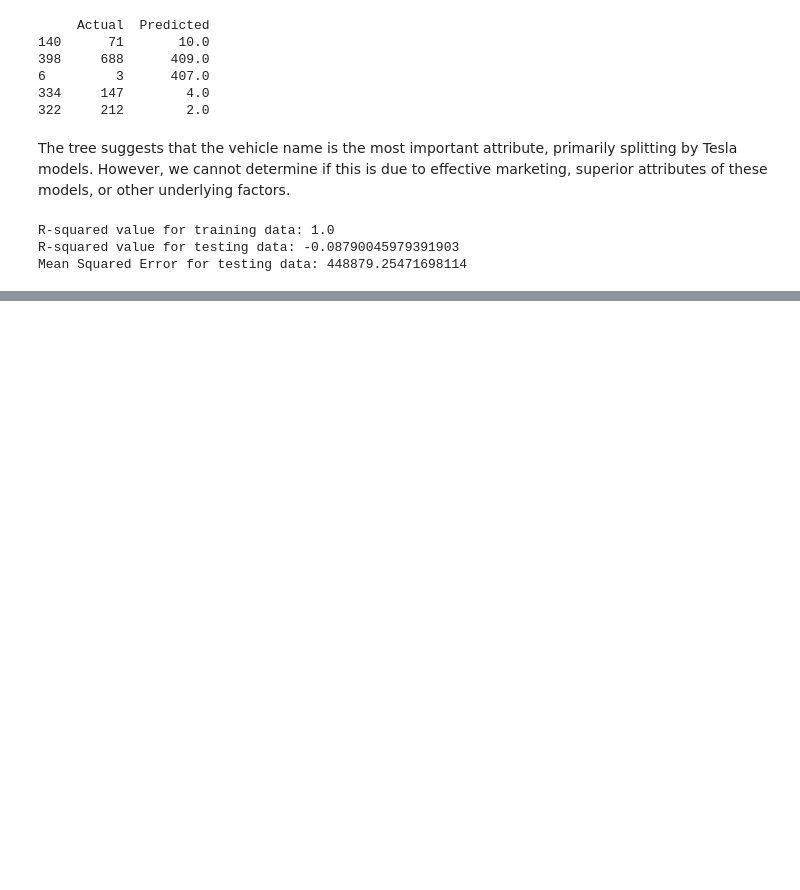
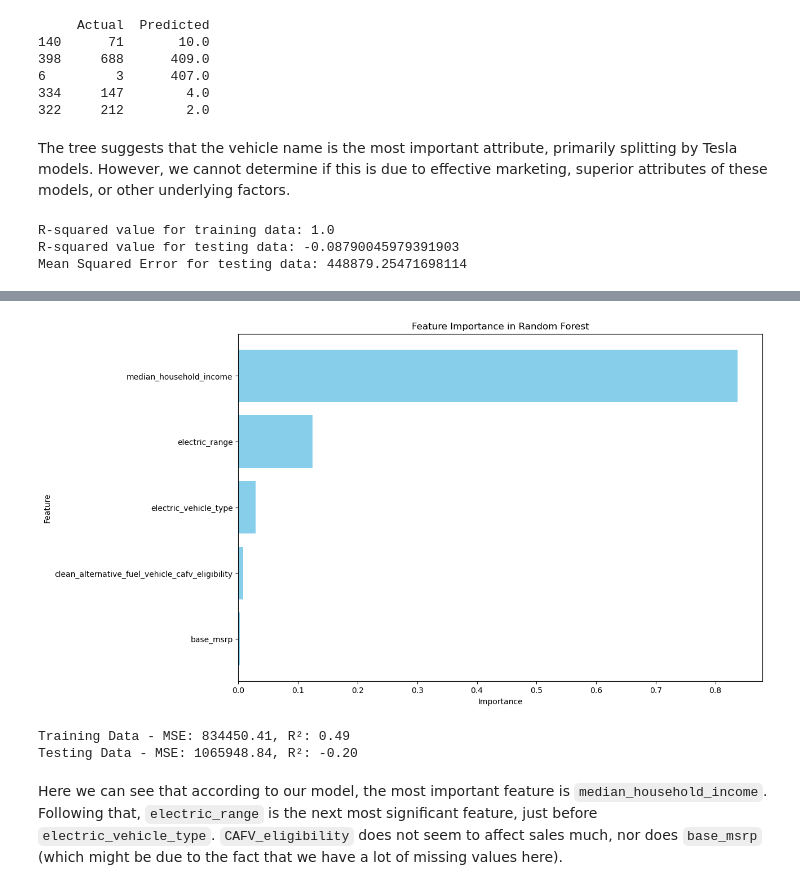
Before and after one commit to faufreiter/dds_ev_analysis, a Jupyter notebook: sales_factor_analysis.ipynb, the cells around one changed output, grey strips where cells are left out. Saved outputs shown, nothing was run; the diff lists cells and outputs as text; code cells hidden in the pictures; blank space fills up the shorter version.

Commit message:
add random forest.

```diff
--- a/sales_factor_analysis.ipynb
+++ b/sales_factor_analysis.ipynb
@@ -545,0 +550,75 @@ Mean Squared Error for testing data: 448879.25471698114
+# %%
+from sklearn.ensemble import RandomForestRegressor
+from sklearn.model_selection import train_test_split
+from sklearn.metrics import mean_squared_error, r2_score
+import matplotlib.pyplot as plt
+import pandas as pd
+
+# Handle missing values
+vehicle_income_count['base_msrp'] = vehicle_income_count['base_msrp'].fillna(0)
+vehicle_income_count['electric_range'] = vehicle_income_count['electric_range'].fillna(0)
+
+# Prepare the data
+X = vehicle_income_count.drop(columns=['vehicle', 'vehicle_n'])  # Drop target and irrelevant columns
+y = vehicle_income_count['vehicle_n']  # Target variable
+
+# Convert categorical columns to dummy variables
+X = pd.get_dummies(X, drop_first=True)
+
+# Split the data into training and testing sets
+X_train, X_test, y_train, y_test = train_test_split(X, y, test_size=0.3, random_state=42)
+
+# Fit the Random Forest Regressor
+rf_regressor = RandomForestRegressor(n_estimators=200, random_state=42, max_depth=10)  # Adjust parameters as needed
+rf_regressor.fit(X_train, y_train)
+
+# Predict on the test set
+y_pred = rf_regressor.predict(X_test)
+
+# Evaluate the model
+mse = mean_squared_error(y_test, y_pred)
+r2 = r2_score(y_test, y_pred)
+
+print(f"Mean Squared Error: {mse:.2f}")
+print(f"R² Score: {r2:.2f}")
+
+# Create a DataFrame to compare actual and predicted values
+results = pd.DataFrame({"Actual": y_test, "Predicted": y_pred})
+print(results.head())
+
+# Feature importance visualization
+feature_importances = pd.DataFrame({
+    'Feature': X.columns,
+    'Importance': rf_regressor.feature_importances_
+}).sort_values(by='Importance', ascending=False)
+
+plt.figure(figsize=(12, 8))
+plt.barh(feature_importances['Feature'], feature_importances['Importance'], color='skyblue')
+plt.xlabel('Importance')
+plt.ylabel('Feature')
+plt.title('Feature Importance in Random Forest')
+plt.gca().invert_yaxis()
+plt.show()
+
+
+
+
+
+from sklearn.metrics import mean_squared_error, r2_score
+
+# Predict on the training and testing sets
+y_train_pred = rf_regressor.predict(X_train)  # Predictions for training set
+y_test_pred = rf_regressor.predict(X_test)    # Predictions for testing set
+
+# Calculate MSE and R² for training data
+train_mse = mean_squared_error(y_train, y_train_pred)
+train_r2 = r2_score(y_train, y_train_pred)
+
+# Calculate MSE and R² for testing data
+test_mse = mean_squared_error(y_test, y_test_pred)
+test_r2 = r2_score(y_test, y_test_pred)
+
+# Print the results
+print(f"Training Data - MSE: {train_mse:.2f}, R²: {train_r2:.2f}")
+print(f"Testing Data - MSE: {test_mse:.2f}, R²: {test_r2:.2f}")
+# %% [output]
@@ -545,0 +633,5 @@ Mean Squared Error for testing data: 448879.25471698114
+[figure, added]
+Training Data - MSE: 834450.41, R²: 0.49
+Testing Data - MSE: 1065948.84, R²: -0.20
+# %% [markdown]
+Here we can see that according to our model, the most important feature is `median_household_income`. Following that, `electric_range` is the next most significant feature, just before `electric_vehicle_type`. `CAFV_eligibility` does not seem to affect sales much, nor does `base_msrp` (which might be due to the fact that we have a lot of missing values here).
```
Also changed, not shown: parts of 2 cells of this notebook.
